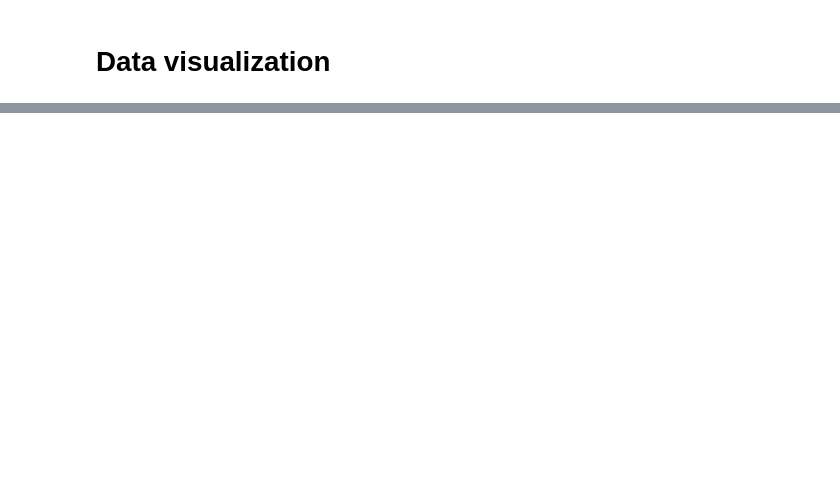
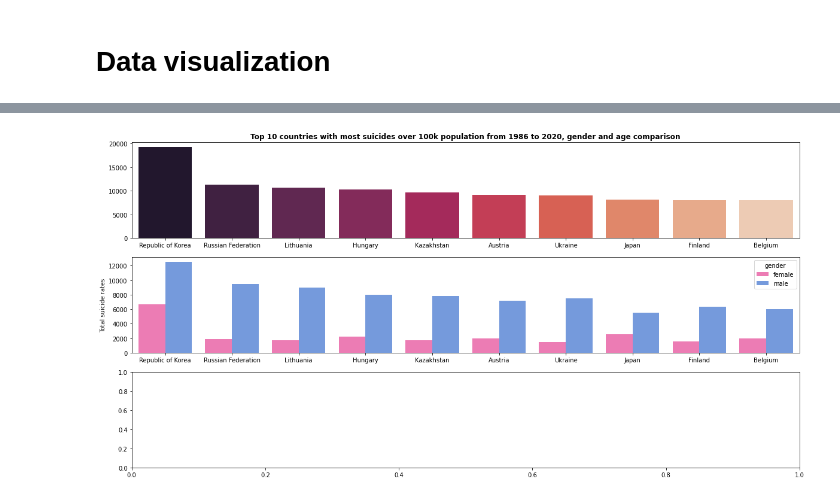
Before and after one commit to marcocolognesi/programming_class_final_project, a Jupyter notebook: final_project.ipynb, the cells around one changed output, grey strips where cells are left out. Drawn from its saved outputs; the diff is of its cells as text; code cells hidden in the pictures; blank space fills up the shorter version.

```diff
--- a/final_project.ipynb
+++ b/final_project.ipynb
@@ -1025,0 +1095,24 @@ suicide_df = prova_df
+# %%
+country_groupby_suicide100ksum_df = suicide_df.groupby('country').suicides_100k_pop.sum().sort_values(ascending=False)[0:10]
+state_list2 = ['Republic of Korea', 'Russian Federation', 'Lithuania', 'Hungary', 'Kazakhstan', 'Austria', 'Ukraine', 'Japan', 'Finland', 'Belgium']
+top_10_countries_most_suicides100kpop_df = suicide_df.query('country in @state_list2')
+top_10_countries_most_suicides100kpop_gender_groupby_sum_df = top_10_countries_most_suicides100kpop_df.groupby(['country', 'gender']).suicides_100k_pop.sum()
+top_10_countries_most_suicides100kpop_gender_groupby_sum_df_sorted = top_10_countries_most_suicides100kpop_gender_groupby_sum_df.reset_index().set_index('country').loc[state_list2]
+
+
+f, ax = plt.subplots(3,1,figsize=(20, 10))
+sns.barplot(x= country_groupby_suicide100ksum_df.index, y= country_groupby_suicide100ksum_df.values, palette = "rocket", ax=ax[0])
+ax[0].set_title('Top 10 countries with most suicides over 100k population from 1986 to 2020, gender and age comparison', weight='bold')
+ax[0].ticklabel_format(axis = 'y', style = 'plain')
+ax[0].set_ylabel('')
+ax[0].set_xlabel('')
+###########################
+sns.barplot(x= top_10_countries_most_suicides100kpop_gender_groupby_sum_df_sorted.index, y= 'suicides_100k_pop', hue='gender', data= top_10_countries_most_suicides100kpop_gender_groupby_sum_df_sorted, palette=('hotpink','cornflowerblue'), ax=ax[1])
+ax[1].ticklabel_format(axis = 'y', style = 'plain')
+ax[1].set_ylabel('Total suicide rates')
+ax[1].set_xlabel('')
+###########################
+
+plt.show()
+# %% [output]
+[figure, added]
```
Also changed, not shown: parts of 8 cells of this notebook.
